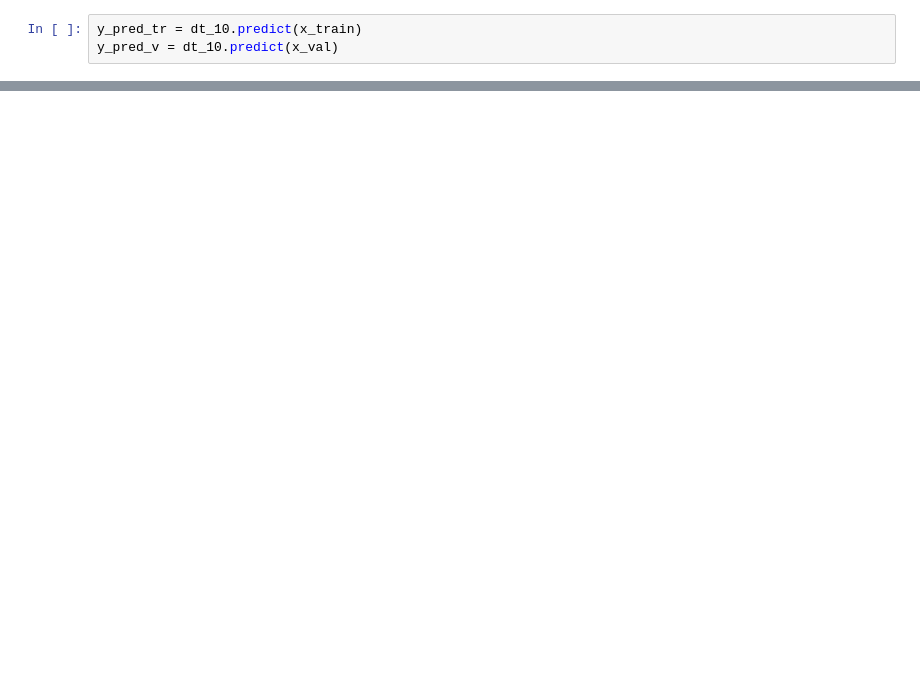
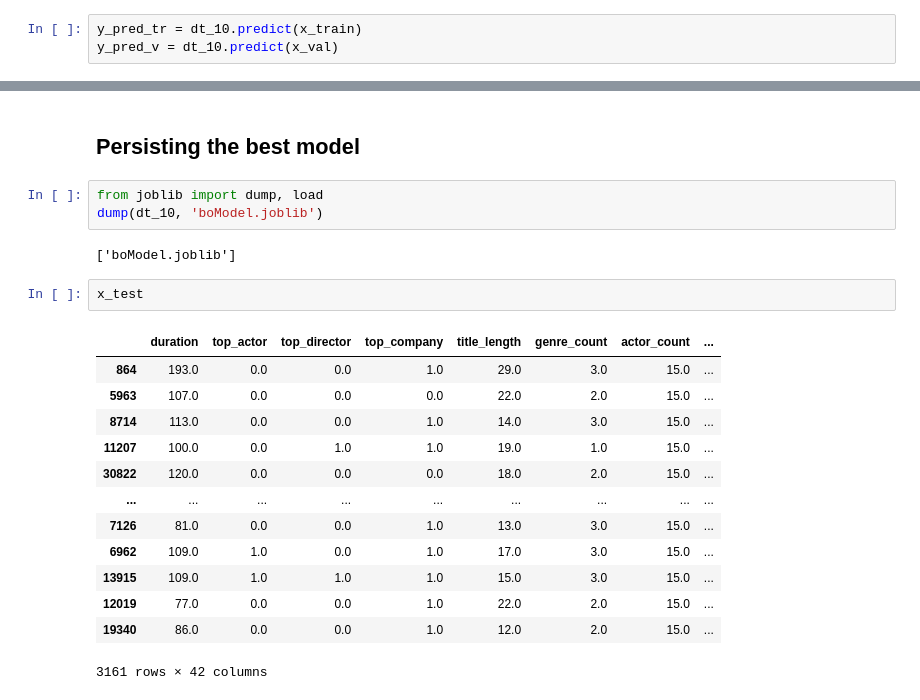
Before and after one commit to ac-hj/boxoffice-forecaster-v2, a Jupyter notebook: CIS_545_Final_Project_Final_Version.ipynb, the cells around one changed output, grey strips where cells are left out. Saved outputs shown, nothing was run; the diff lists cells and outputs as text; blank space fills up the shorter version.

```diff
--- a/CIS_545_Final_Project_Final_Version.ipynb
+++ b/CIS_545_Final_Project_Final_Version.ipynb
@@ -4621,0 +4658,23 @@ Text(0.5, 1.0, '2-class Precision-Recall curve: AP=0.36')
+# %% [markdown]
+## Persisting the best model
+# %%
+from joblib import dump, load
+dump(dt_10, 'boModel.joblib')
+# %% [output]
+['boModel.joblib']
+# %%
+x_test
+# %% [output]
+|  | duration | top_actor | top_director | top_company | title_length | genre_count | actor_count | ... |
+| 864 | 193.0 | 0.0 | 0.0 | 1.0 | 29.0 | 3.0 | 15.0 | ... |
+| 5963 | 107.0 | 0.0 | 0.0 | 0.0 | 22.0 | 2.0 | 15.0 | ... |
+| 8714 | 113.0 | 0.0 | 0.0 | 1.0 | 14.0 | 3.0 | 15.0 | ... |
+| 11207 | 100.0 | 0.0 | 1.0 | 1.0 | 19.0 | 1.0 | 15.0 | ... |
+| 30822 | 120.0 | 0.0 | 0.0 | 0.0 | 18.0 | 2.0 | 15.0 | ... |
+| ... | ... | ... | ... | ... | ... | ... | ... | ... |
+| 7126 | 81.0 | 0.0 | 0.0 | 1.0 | 13.0 | 3.0 | 15.0 | ... |
+| 6962 | 109.0 | 1.0 | 0.0 | 1.0 | 17.0 | 3.0 | 15.0 | ... |
+| 13915 | 109.0 | 1.0 | 1.0 | 1.0 | 15.0 | 3.0 | 15.0 | ... |
+| 12019 | 77.0 | 0.0 | 0.0 | 1.0 | 22.0 | 2.0 | 15.0 | ... |
+| 19340 | 86.0 | 0.0 | 0.0 | 1.0 | 12.0 | 2.0 | 15.0 | ... |
+3161 rows × 42 columns
```
Also changed, not shown: parts of 28 cells of this notebook, 8 other files.
